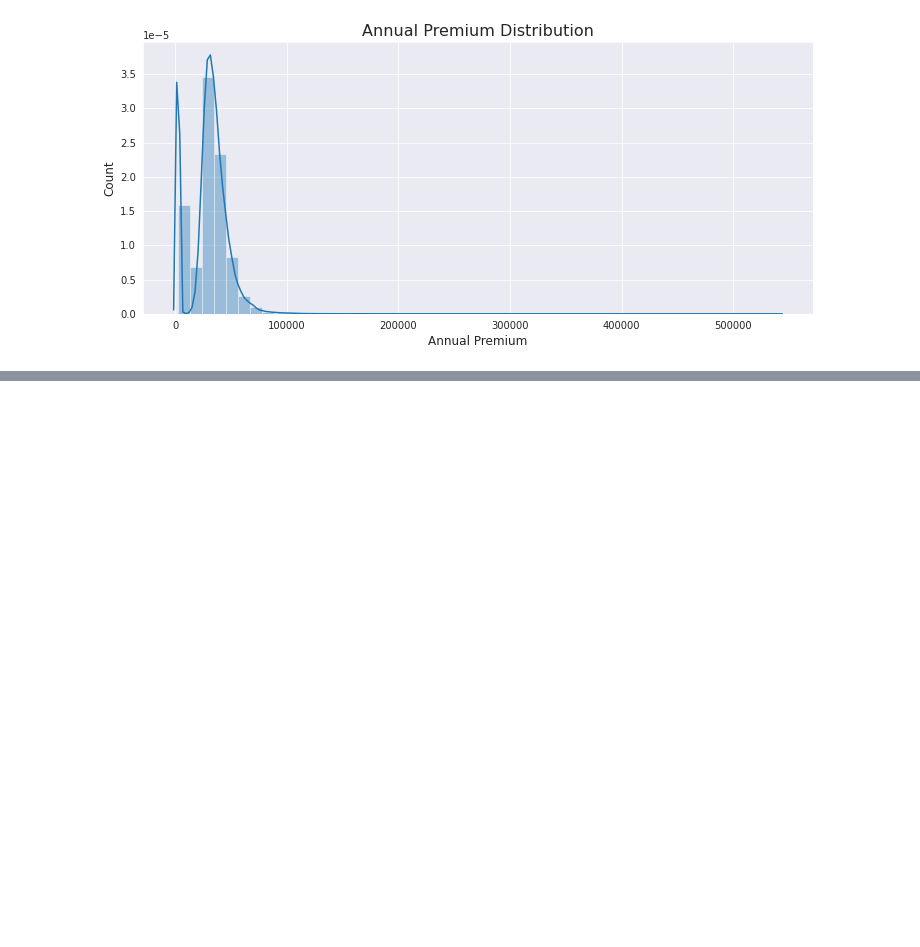
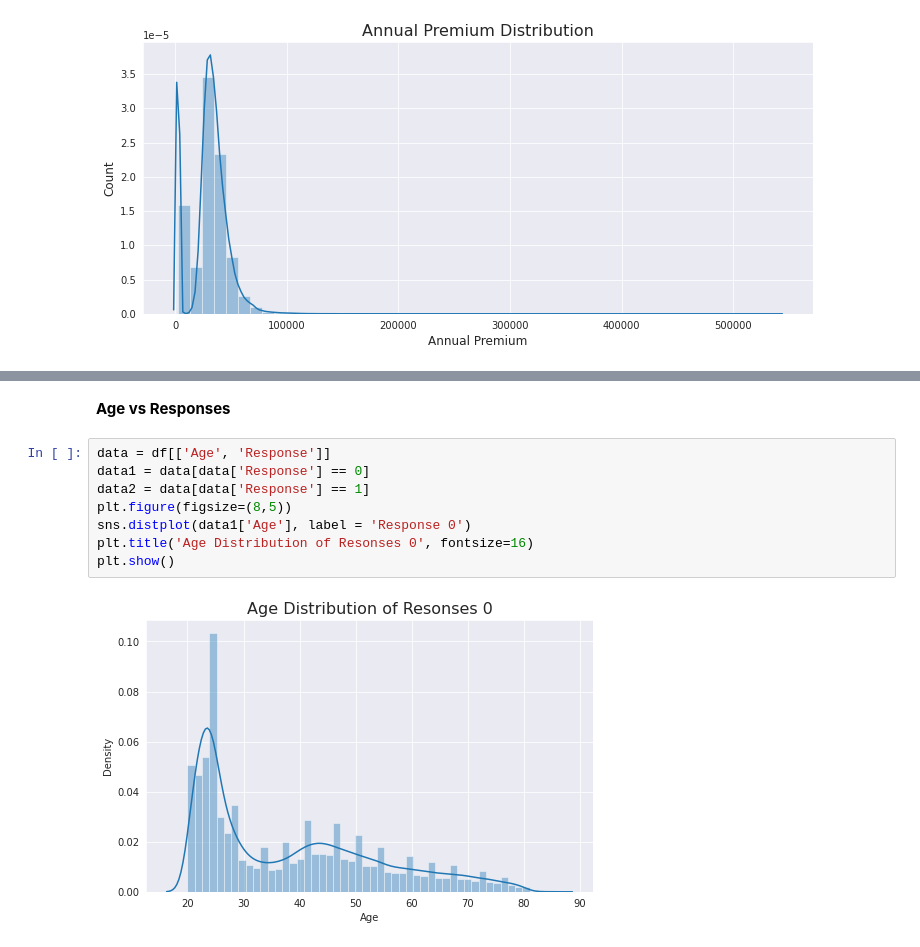
Before and after one commit to AshboyOP/Health-Insurance-Prediction-Capstone-Project, a Jupyter notebook: Classification_Capstone.ipynb, the cells around one changed output, grey strips where cells are left out. Drawn from its saved outputs; the diff is of its cells as text; blank space fills up the shorter version.

```diff
--- a/Classification_Capstone.ipynb
+++ b/Classification_Capstone.ipynb
@@ -216,0 +204,12 @@ plt.show()
+# %% [markdown]
+**Age vs Responses**
+# %%
+data = df[['Age', 'Response']]
+data1 = data[data['Response'] == 0]
+data2 = data[data['Response'] == 1]
+plt.figure(figsize=(8,5))
+sns.distplot(data1['Age'], label = 'Response 0')
+plt.title('Age Distribution of Resonses 0', fontsize=16)
+plt.show()
+# %% [output]
+[figure, added]
```
Also changed, not shown: parts of 52 cells of this notebook.
